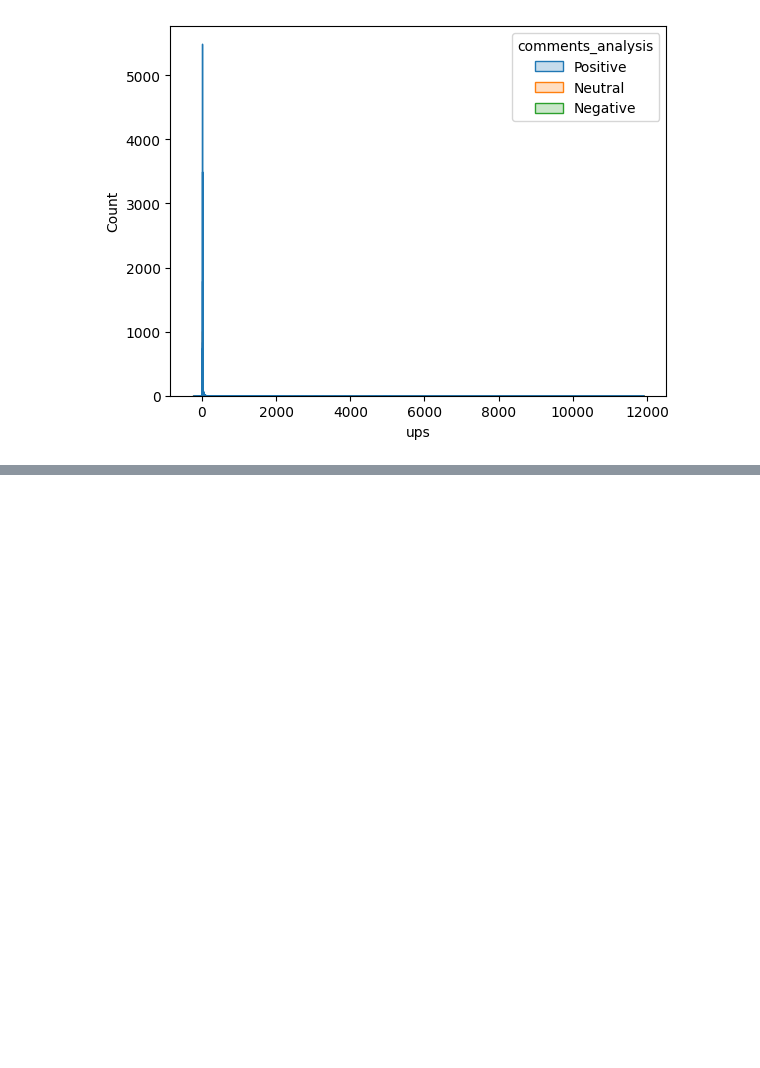
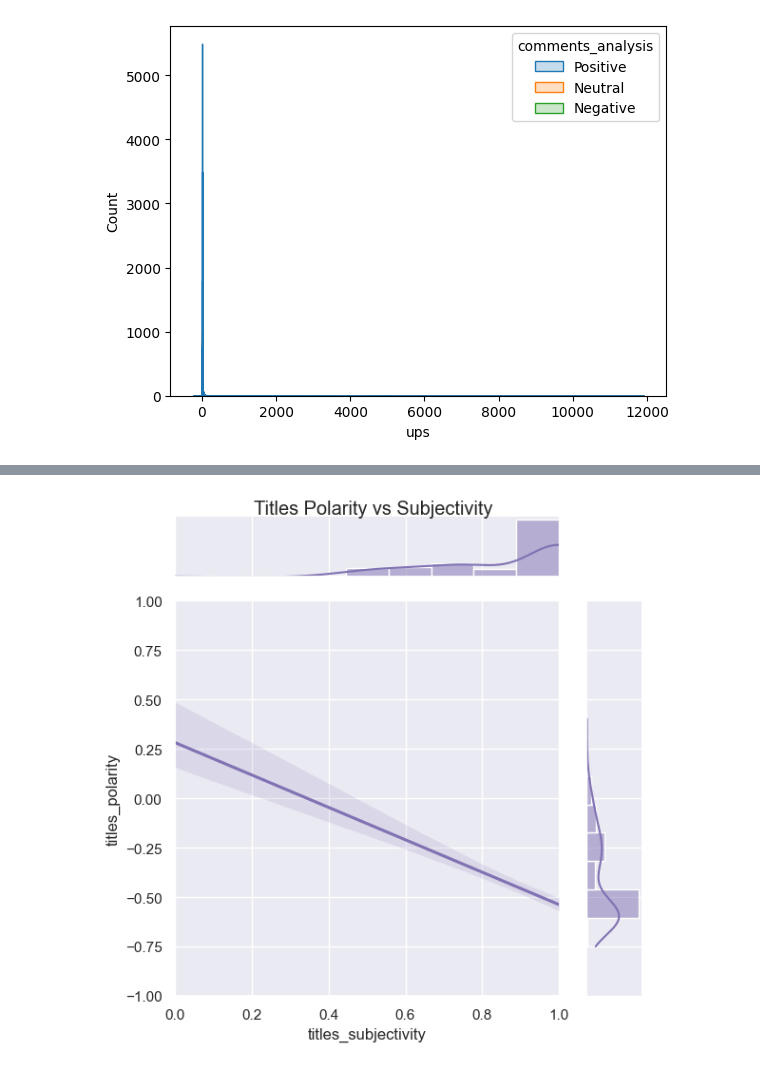
Before and after one commit to RAtul14ApriL/sentimental_analysis, a Jupyter notebook: sentiment_analysis.ipynb, the cells around one changed output, grey strips where cells are left out. Drawn from its saved outputs; the diff is of its cells as text; code cells hidden in the pictures; blank space fills up the shorter version.

```diff
--- a/sentiment_analysis.ipynb
+++ b/sentiment_analysis.ipynb
@@ -194,0 +178,11 @@ Text(0.5, 1.0, 'Comments Polarity vs Subjectivity')
+# %%
+import seaborn as sns
+sns.set_theme(style="darkgrid")
+
+g = sns.jointplot(x="titles_subjectivity", y="titles_polarity", data=df_posts, kind="reg", truncate=False, xlim=(0, 1), ylim=(-1,1), color="m",)
+g.fig.suptitle("Titles Polarity vs Subjectivity")
+g.ax_joint.collections[0].set_alpha(0)
+g.fig.tight_layout()
+g.fig.subplots_adjust(top=0.95)
+# %% [output]
+[figure, added]
```
Also changed, not shown: parts of 5 cells of this notebook, 2 other files.
